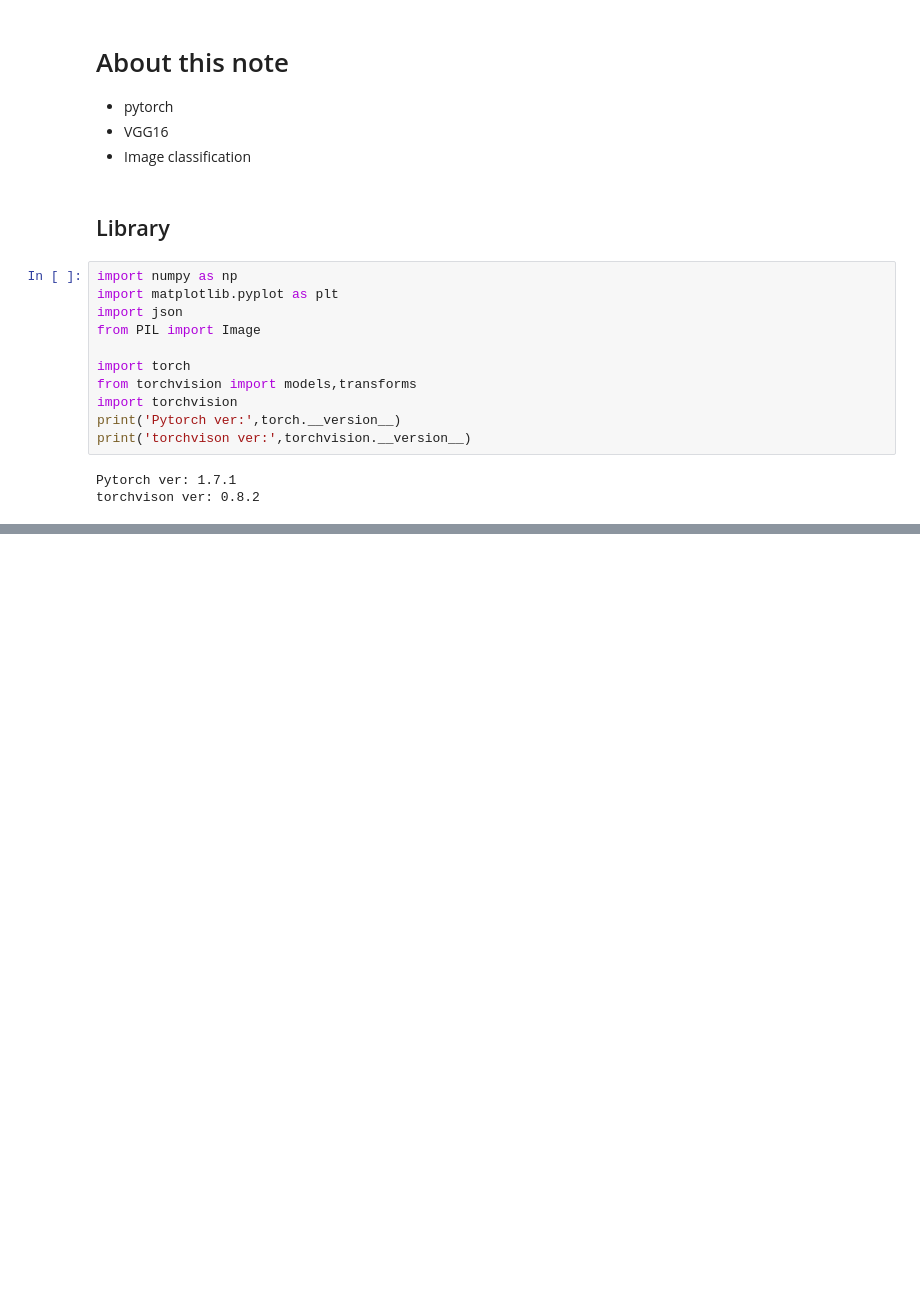
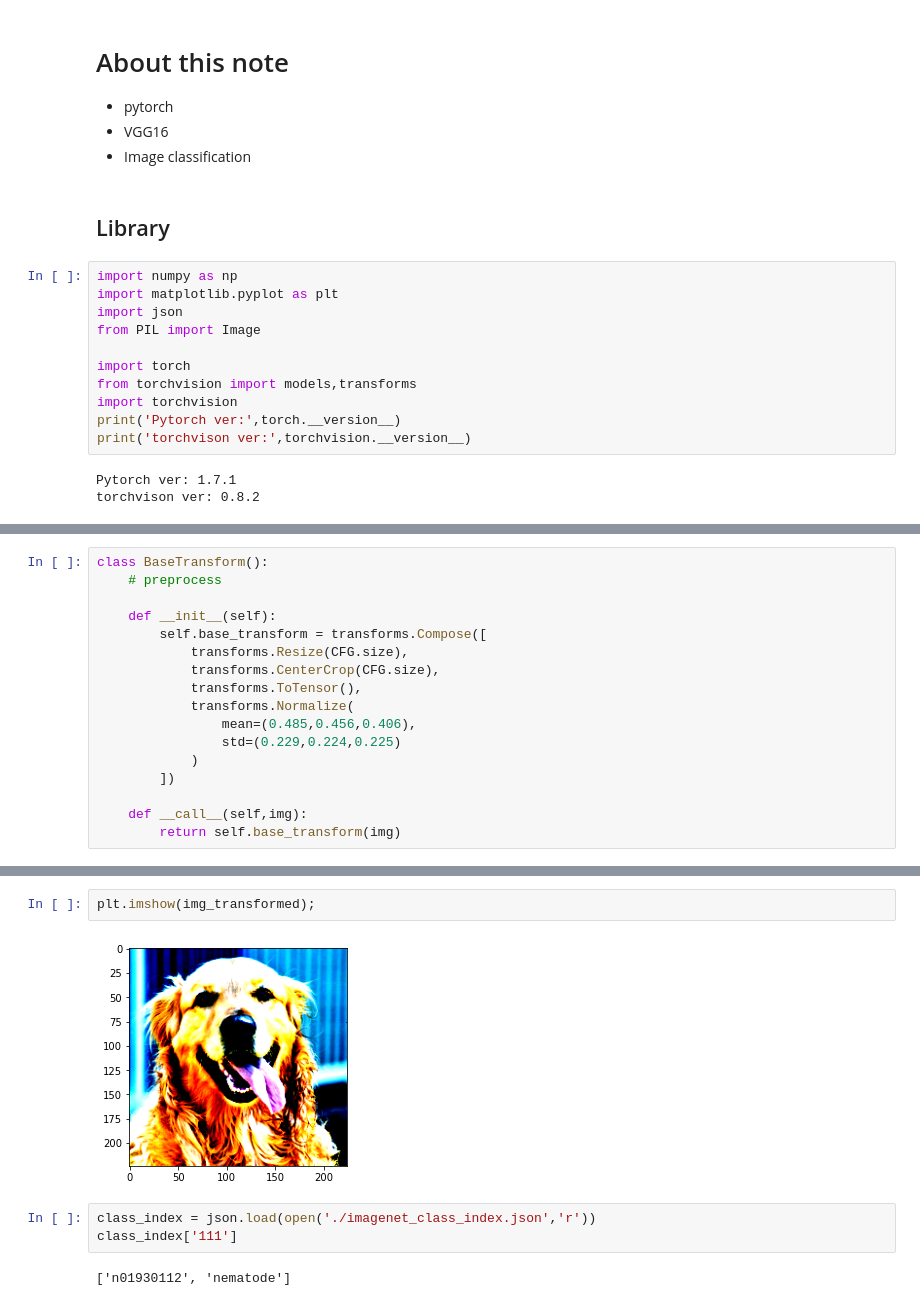
Before and after one commit to kazukim10/Code_Scrach, a Jupyter notebook: VGG16/VGG16_pytorch.ipynb, the cells around one changed output, grey strips where cells are left out. Drawn from its saved outputs; the diff is of its cells as text; blank space fills up the shorter version.

```diff
--- a/VGG16/VGG16_pytorch.ipynb
+++ b/VGG16/VGG16_pytorch.ipynb
@@ -53,0 +52,17 @@ class BaseTransform():
+# %%
+class BaseTransform():
+    # preprocess
+
+    def __init__(self):
+        self.base_transform = transforms.Compose([
+            transforms.Resize(CFG.size),
+            transforms.CenterCrop(CFG.size),
+            transforms.ToTensor(),
+            transforms.Normalize(
+                mean=(0.485,0.456,0.406),
+                std=(0.229,0.224,0.225)
+            )
+        ])
+
+    def __call__(self,img):
+        return self.base_transform(img)
@@ -53,0 +97,9 @@ class BaseTransform():
+# %%
+plt.imshow(img_transformed);
+# %% [output]
+[figure, added]
+# %%
+class_index = json.load(open('./imagenet_class_index.json','r'))
+class_index['111']
+# %% [output]
+['n01930112', 'nematode']
```
Also changed, not shown: parts of 9 cells of this notebook.
